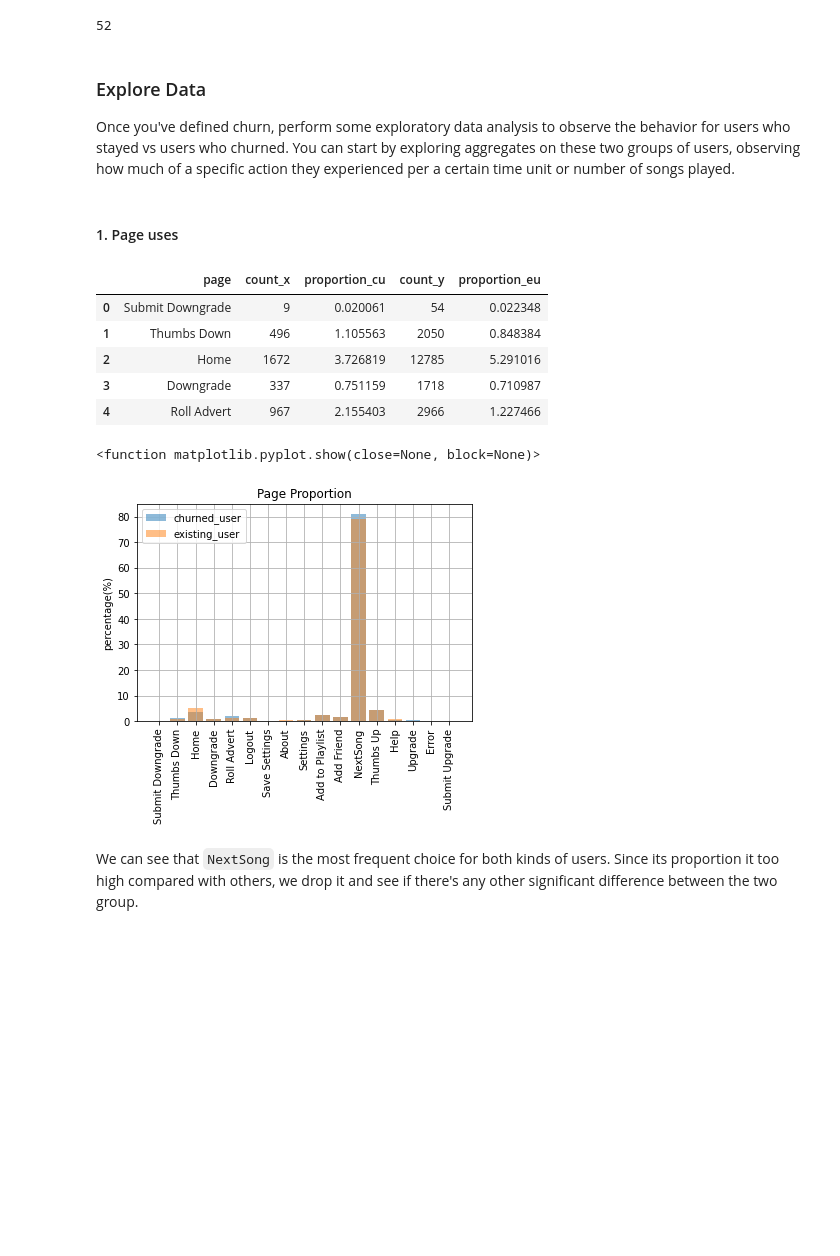
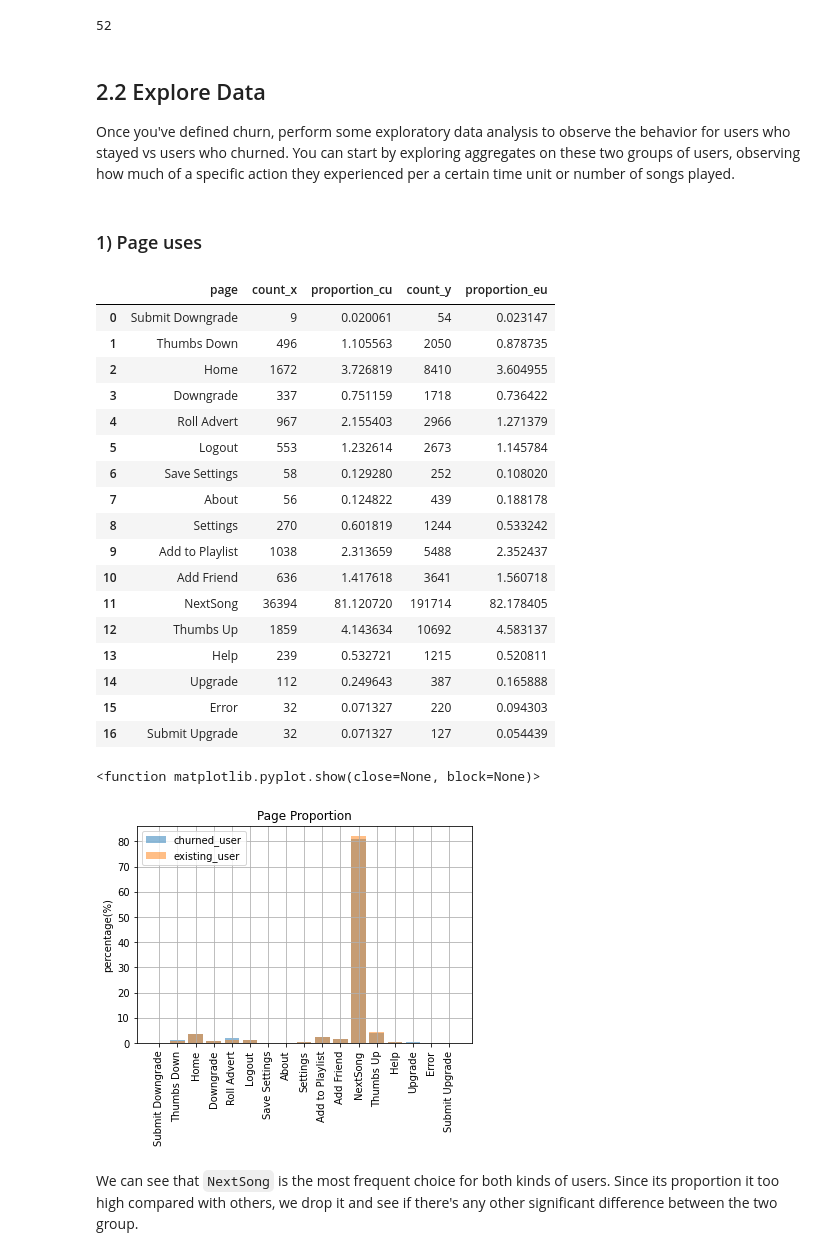
Before and after one commit to petitepepper/Sparkifty_User-Churn-Alert, a Jupyter notebook: Sparkify.ipynb, the cells around one changed output. Cells and saved outputs as stored; diff of their text form; code cells hidden in the pictures; blank space fills up the shorter version.

```diff
--- a/Sparkify.ipynb
+++ b/Sparkify.ipynb
@@ -68,0 +105,3 @@ df.select("userId").distinct().count()
+# %%
+df = df.filter(col("userId")!="")
+df.select([count(when(isnull(c), c)).alias(c) for c in df.columns]).show()
@@ -138,10 +189,10 @@ len(churned_users)
 # %% [output]
 52
 # %% [markdown]
-### Explore Data
+## 2.2 Explore Data
 Once you've defined churn, perform some exploratory data analysis to observe the behavior for users who stayed vs users who churned. You can start by exploring aggregates on these two groups of users, observing how much of a specific action they experienced per a certain time unit or number of songs played.
 # %% [markdown]
-#### 1. Page uses
+### 1) Page uses
 # %%
 # page
 pages_existing = df.select('userId','page').where(col("Churn")==0).groupby('page').count().toPandas()
@@ -151,14 +202,26 @@ pages_existing['proportion_eu']=pages_existing['count']/pages_existing['count'].
 pages_churned['proportion_cu'] =pages_churned['count'] /pages_churned['count'].sum()*100
 pages = pages_churned.merge(pages_existing,on="page")
 # %%
-pages.head()
+pages
 # %% [output]
 |  | page | count_x | proportion_cu | count_y | proportion_eu |
-| 0 | Submit Downgrade | 9 | 0.020061 | 54 | 0.022348 |
-| 1 | Thumbs Down | 496 | 1.105563 | 2050 | 0.848384 |
-| 2 | Home | 1672 | 3.726819 | 12785 | 5.291016 |
-| 3 | Downgrade | 337 | 0.751159 | 1718 | 0.710987 |
-| 4 | Roll Advert | 967 | 2.155403 | 2966 | 1.227466 |
+| 0 | Submit Downgrade | 9 | 0.020061 | 54 | 0.023147 |
+| 1 | Thumbs Down | 496 | 1.105563 | 2050 | 0.878735 |
+| 2 | Home | 1672 | 3.726819 | 8410 | 3.604955 |
+| 3 | Downgrade | 337 | 0.751159 | 1718 | 0.736422 |
+| 4 | Roll Advert | 967 | 2.155403 | 2966 | 1.271379 |
+| 5 | Logout | 553 | 1.232614 | 2673 | 1.145784 |
+| 6 | Save Settings | 58 | 0.129280 | 252 | 0.108020 |
+| 7 | About | 56 | 0.124822 | 439 | 0.188178 |
+| 8 | Settings | 270 | 0.601819 | 1244 | 0.533242 |
+| 9 | Add to Playlist | 1038 | 2.313659 | 5488 | 2.352437 |
+| 10 | Add Friend | 636 | 1.417618 | 3641 | 1.560718 |
+| 11 | NextSong | 36394 | 81.120720 | 191714 | 82.178405 |
+| 12 | Thumbs Up | 1859 | 4.143634 | 10692 | 4.583137 |
+| 13 | Help | 239 | 0.532721 | 1215 | 0.520811 |
+| 14 | Upgrade | 112 | 0.249643 | 387 | 0.165888 |
+| 15 | Error | 32 | 0.071327 | 220 | 0.094303 |
+| 16 | Submit Upgrade | 32 | 0.071327 | 127 | 0.054439 |
 # %%
 plt.bar(pages['page'],pages['proportion_cu'],label="churned_user",alpha=0.5)
 plt.bar(pages['page'],pages['proportion_eu'],label="existing_user",alpha=0.5)
@@ -170,7 +233,7 @@ plt.grid()
 plt.show
 # %% [output]
 <function matplotlib.pyplot.show(close=None, block=None)>
-[figure, old version]
+[figure, new version]
 # %% [markdown]
 We can see that `NextSong` is the most frequent choice for both kinds of users. Since its proportion it too high compared with others, we drop it and see if there's any other significant difference between the two group.
 # %%
```
Also changed, not shown: parts of 54 cells of this notebook.
